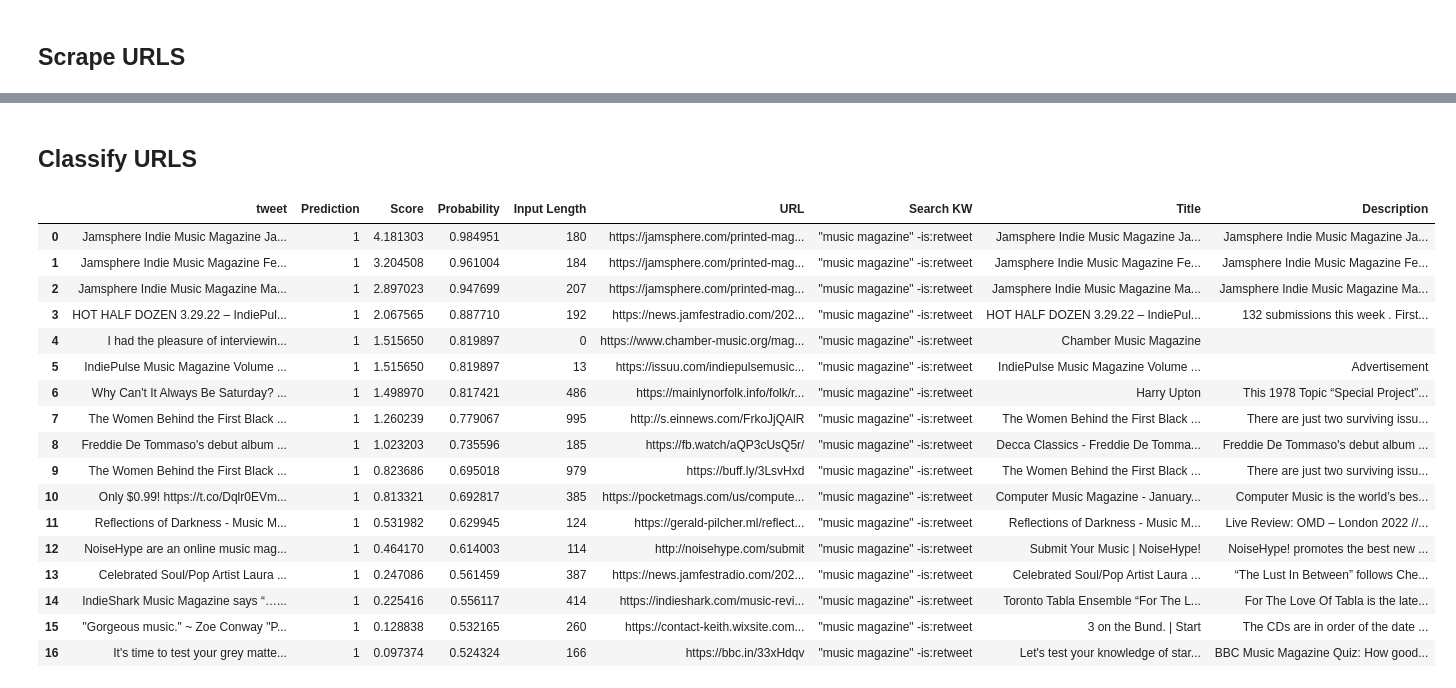
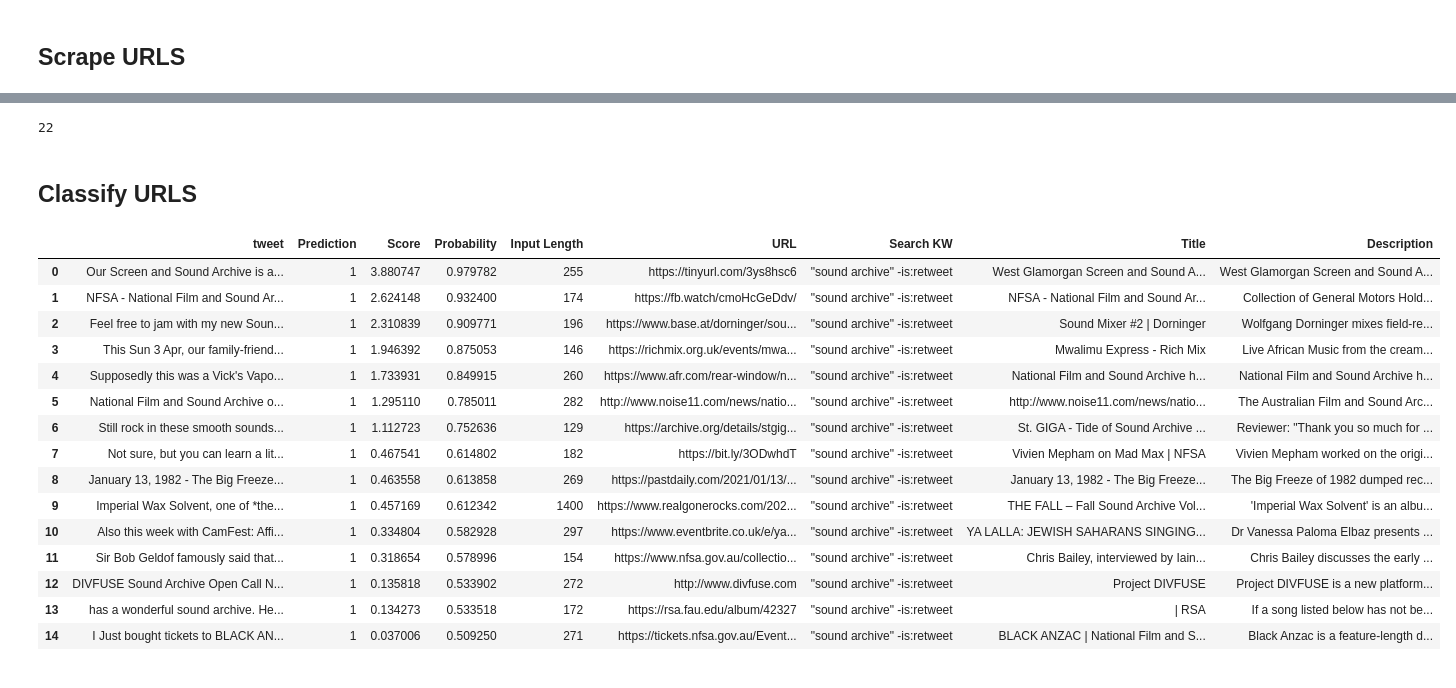
Before and after one commit to polifonia-project/musow-pipeline, a Jupyter notebook: NOTEBOOKS/pipeline_tests.ipynb, the cells around one changed output, grey strips where cells are left out. Cells and saved outputs as stored; diff of their text form; code cells hidden in the pictures.

```diff
--- a/NOTEBOOKS/pipeline_tests.ipynb
+++ b/NOTEBOOKS/pipeline_tests.ipynb
@@ -447,3 +481,4 @@ for k in input_keywords:
 # %%
 #load the search you want to classify
-tweets_to_predict = pd.read_pickle(path+'TWITTER_SEARCHES/RAW_SEARCHES/musicmagazine_2022-01-01_3-31.pkl')
+tweets_to_predict = pd.read_pickle(path+'TWITTER_SEARCHES/RAW_SEARCHES/musicresearch_2022-01-01_3-31.pkl')
+tweets_to_predict
@@ -544,24 +542,26 @@ twitter_scrapes_preds
+# %%
+len(twitter_scrapes_preds)
+# %% [output]
+22
 # %% [markdown]
 ## Classify URLS
 # %%
-resources_predictions = resource_predictions(path, 'resources_v2', twitter_scrapes_preds, 'Description', 1, discard, 'musicmagazine_2022-01-01_3-31')
+resources_predictions = resource_predictions(path, 'resources_v2', twitter_scrapes_preds, 'Description', 1, discard, 'soundarchive_2022-04-01_4-30')
 resources_predictions
 # %% [output]
 |  | tweet | Prediction | Score | Probability | Input Length | URL | Search KW | Title | Description |
-| 0 | Jamsphere Indie Music Magazine Ja... | 1 | 4.181303 | 0.984951 | 180 | https://jamsphere.com/printed-mag... | "music magazine" -is:retweet | Jamsphere Indie Music Magazine Ja... | Jamsphere Indie Music Magazine Ja... |
-| 1 | Jamsphere Indie Music Magazine Fe... | 1 | 3.204508 | 0.961004 | 184 | https://jamsphere.com/printed-mag... | "music magazine" -is:retweet | Jamsphere Indie Music Magazine Fe... | Jamsphere Indie Music Magazine Fe... |
-| 2 | Jamsphere Indie Music Magazine Ma... | 1 | 2.897023 | 0.947699 | 207 | https://jamsphere.com/printed-mag... | "music magazine" -is:retweet | Jamsphere Indie Music Magazine Ma... | Jamsphere Indie Music Magazine Ma... |
-| 3 | HOT HALF DOZEN 3.29.22 – IndiePul... | 1 | 2.067565 | 0.887710 | 192 | https://news.jamfestradio.com/202... | "music magazine" -is:retweet | HOT HALF DOZEN 3.29.22 – IndiePul... | 132 submissions this week . First... |
-| 4 | I had the pleasure of interviewin... | 1 | 1.515650 | 0.819897 | 0 | https://www.chamber-music.org/mag... | "music magazine" -is:retweet | Chamber Music Magazine |  |
-| 5 | IndiePulse Music Magazine Volume ... | 1 | 1.515650 | 0.819897 | 13 | https://issuu.com/indiepulsemusic... | "music magazine" -is:retweet | IndiePulse Music Magazine Volume ... | Advertisement |
-| 6 | Why Can't It Always Be Saturday? ... | 1 | 1.498970 | 0.817421 | 486 | https://mainlynorfolk.info/folk/r... | "music magazine" -is:retweet | Harry Upton | This 1978 Topic “Special Project”... |
-| 7 | The Women Behind the First Black ... | 1 | 1.260239 | 0.779067 | 995 | http://s.einnews.com/FrkoJjQAlR | "music magazine" -is:retweet | The Women Behind the First Black ... | There are just two surviving issu... |
-| 8 | Freddie De Tommaso's debut album ... | 1 | 1.023203 | 0.735596 | 185 | https://fb.watch/aQP3cUsQ5r/ | "music magazine" -is:retweet | Decca Classics - Freddie De Tomma... | Freddie De Tommaso's debut album ... |
-| 9 | The Women Behind the First Black ... | 1 | 0.823686 | 0.695018 | 979 | https://buff.ly/3LsvHxd | "music magazine" -is:retweet | The Women Behind the First Black ... | There are just two surviving issu... |
-| 10 | Only $0.99! https://t.co/Dqlr0EVm... | 1 | 0.813321 | 0.692817 | 385 | https://pocketmags.com/us/compute... | "music magazine" -is:retweet | Computer Music Magazine - January... | Computer Music is the world’s bes... |
-| 11 | Reflections of Darkness - Music M... | 1 | 0.531982 | 0.629945 | 124 | https://gerald-pilcher.ml/reflect... | "music magazine" -is:retweet | Reflections of Darkness - Music M... | Live Review: OMD – London 2022 //... |
-| 12 | NoiseHype are an online music mag... | 1 | 0.464170 | 0.614003 | 114 | http://noisehype.com/submit | "music magazine" -is:retweet | Submit Your Music | NoiseHype! | NoiseHype! promotes the best new ... |
-| 13 | Celebrated Soul/Pop Artist Laura ... | 1 | 0.247086 | 0.561459 | 387 | https://news.jamfestradio.com/202... | "music magazine" -is:retweet | Celebrated Soul/Pop Artist Laura ... | “The Lust In Between” follows Che... |
-| 14 | IndieShark Music Magazine says “…... | 1 | 0.225416 | 0.556117 | 414 | https://indieshark.com/music-revi... | "music magazine" -is:retweet | Toronto Tabla Ensemble “For The L... | For The Love Of Tabla is the late... |
-| 15 | "Gorgeous music." ~ Zoe Conway "P... | 1 | 0.128838 | 0.532165 | 260 | https://contact-keith.wixsite.com... | "music magazine" -is:retweet | 3 on the Bund. | Start | The CDs are in order of the date ... |
-| 16 | It's time to test your grey matte... | 1 | 0.097374 | 0.524324 | 166 | https://bbc.in/33xHdqv | "music magazine" -is:retweet | Let's test your knowledge of star... | BBC Music Magazine Quiz: How good... |
+| 0 | Our Screen and Sound Archive is a... | 1 | 3.880747 | 0.979782 | 255 | https://tinyurl.com/3ys8hsc6 | "sound archive" -is:retweet | West Glamorgan Screen and Sound A... | West Glamorgan Screen and Sound A... |
+| 1 | NFSA - National Film and Sound Ar... | 1 | 2.624148 | 0.932400 | 174 | https://fb.watch/cmoHcGeDdv/ | "sound archive" -is:retweet | NFSA - National Film and Sound Ar... | Collection of General Motors Hold... |
+| 2 | Feel free to jam with my new Soun... | 1 | 2.310839 | 0.909771 | 196 | https://www.base.at/dorninger/sou... | "sound archive" -is:retweet | Sound Mixer #2 | Dorninger | Wolfgang Dorninger mixes field-re... |
+| 3 | This Sun 3 Apr, our family-friend... | 1 | 1.946392 | 0.875053 | 146 | https://richmix.org.uk/events/mwa... | "sound archive" -is:retweet | Mwalimu Express - Rich Mix | Live African Music from the cream... |
+| 4 | Supposedly this was a Vick's Vapo... | 1 | 1.733931 | 0.849915 | 260 | https://www.afr.com/rear-window/n... | "sound archive" -is:retweet | National Film and Sound Archive h... | National Film and Sound Archive h... |
+| 5 | National Film and Sound Archive o... | 1 | 1.295110 | 0.785011 | 282 | http://www.noise11.com/news/natio... | "sound archive" -is:retweet | http://www.noise11.com/news/natio... | The Australian Film and Sound Arc... |
+| 6 | Still rock in these smooth sounds... | 1 | 1.112723 | 0.752636 | 129 | https://archive.org/details/stgig... | "sound archive" -is:retweet | St. GIGA - Tide of Sound Archive ... | Reviewer: "Thank you so much for ... |
+| 7 | Not sure, but you can learn a lit... | 1 | 0.467541 | 0.614802 | 182 | https://bit.ly/3ODwhdT | "sound archive" -is:retweet | Vivien Mepham on Mad Max | NFSA | Vivien Mepham worked on the origi... |
+| 8 | January 13, 1982 - The Big Freeze... | 1 | 0.463558 | 0.613858 | 269 | https://pastdaily.com/2021/01/13/... | "sound archive" -is:retweet | January 13, 1982 - The Big Freeze... | The Big Freeze of 1982 dumped rec... |
+| 9 | Imperial Wax Solvent, one of *the... | 1 | 0.457169 | 0.612342 | 1400 | https://www.realgonerocks.com/202... | "sound archive" -is:retweet | THE FALL – Fall Sound Archive Vol... | 'Imperial Wax Solvent' is an albu... |
+| 10 | Also this week with CamFest: Affi... | 1 | 0.334804 | 0.582928 | 297 | https://www.eventbrite.co.uk/e/ya... | "sound archive" -is:retweet | YA LALLA: JEWISH SAHARANS SINGING... | Dr Vanessa Paloma Elbaz presents ... |
+| 11 | Sir Bob Geldof famously said that... | 1 | 0.318654 | 0.578996 | 154 | https://www.nfsa.gov.au/collectio... | "sound archive" -is:retweet | Chris Bailey, interviewed by Iain... | Chris Bailey discusses the early ... |
+| 12 | DIVFUSE Sound Archive Open Call N... | 1 | 0.135818 | 0.533902 | 272 | http://www.divfuse.com | "sound archive" -is:retweet | Project DIVFUSE | Project DIVFUSE is a new platform... |
+| 13 | has a wonderful sound archive. He... | 1 | 0.134273 | 0.533518 | 172 | https://rsa.fau.edu/album/42327 | "sound archive" -is:retweet | | RSA | If a song listed below has not be... |
+| 14 | I Just bought tickets to BLACK AN... | 1 | 0.037006 | 0.509250 | 271 | https://tickets.nfsa.gov.au/Event... | "sound archive" -is:retweet | BLACK ANZAC | National Film and S... | Black Anzac is a feature-length d... |
```
Also changed, not shown: parts of 9 cells of this notebook, 3 other files.
